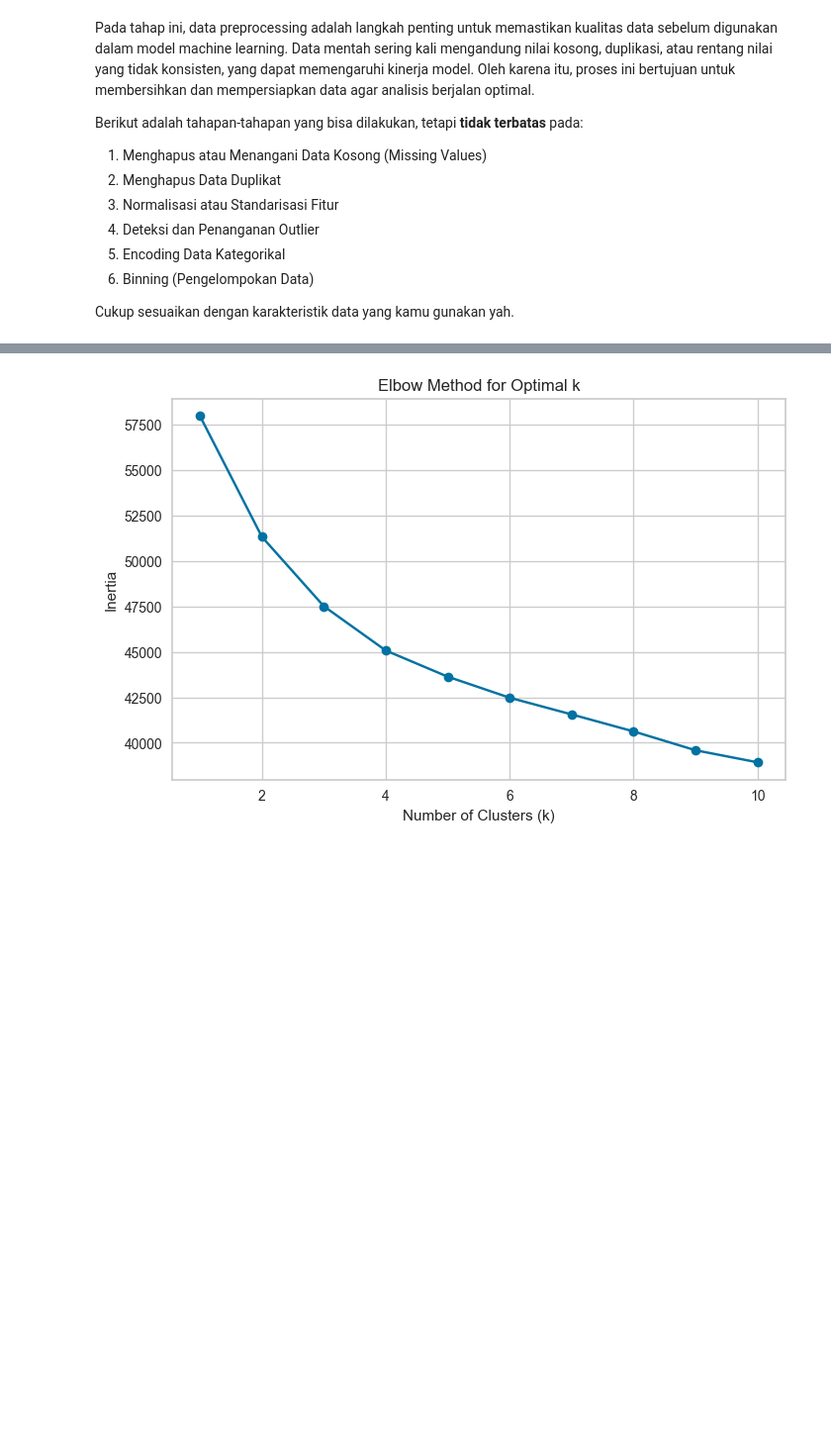
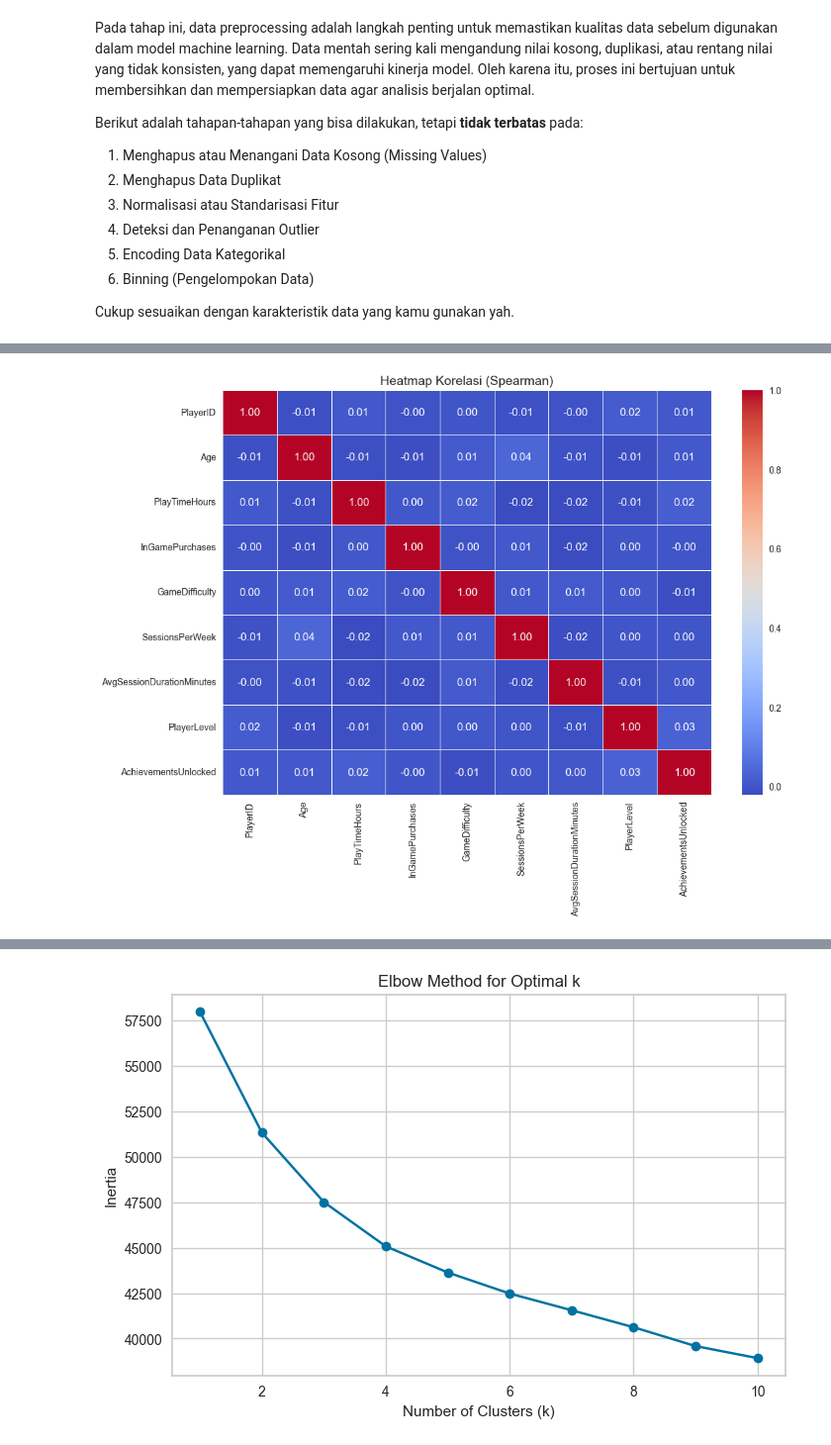
Before and after one commit to M4tchaa/submission-ml, a Jupyter notebook: aruri.ipynb, the cells around one changed output, grey strips where cells are left out. Shown at 99% size. Cells and saved outputs as stored; diff of their text form; code cells hidden in the pictures; blank space fills up the shorter version.

```diff
--- a/aruri.ipynb
+++ b/aruri.ipynb
@@ -225,0 +276,7 @@ X_processed = preprocessor.fit_transform(df)
+# %%
+plt.figure(figsize=(12, 8))
+sns.heatmap(df_numeric.corr(method='spearman'), annot=True, cmap="coolwarm", fmt=".2f", linewidths=0.5)
+plt.title("Heatmap Korelasi (Spearman)", fontsize=14)
+plt.show()
+# %% [output]
+[figure, added]
```
Also changed, not shown: parts of 9 cells of this notebook, 1 other file.
